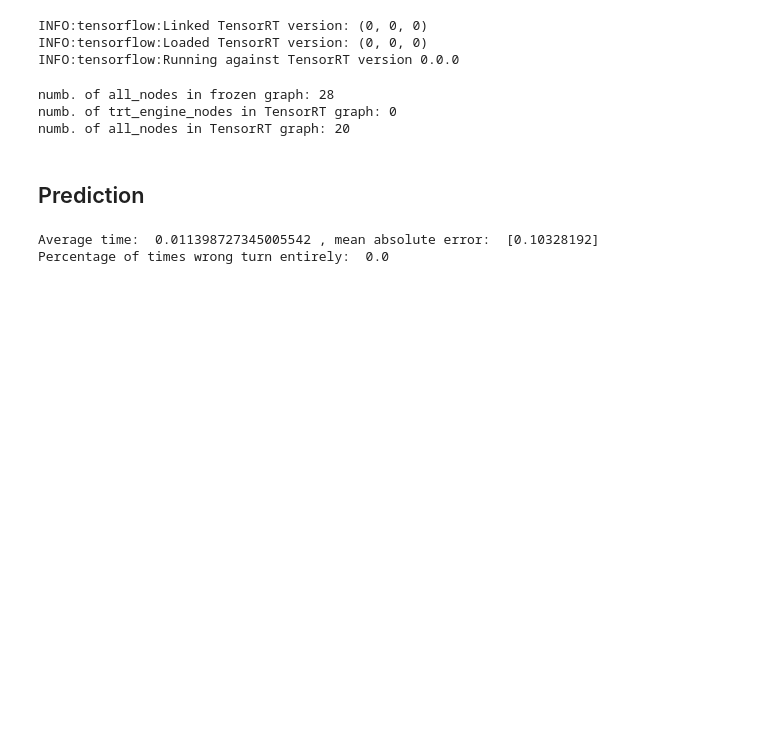
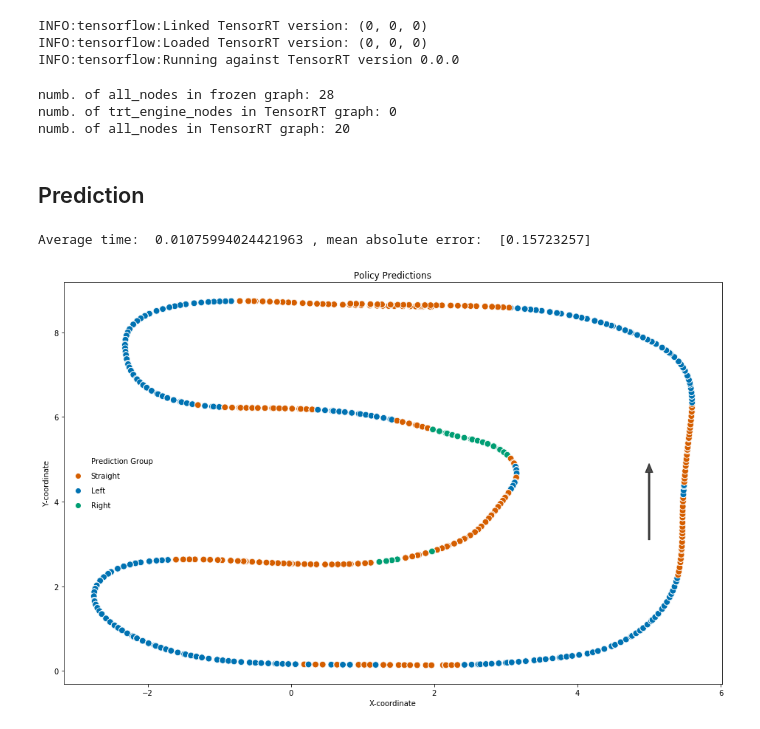
Before and after one commit to jonajo15/f1tenth-policy, a Jupyter notebook: policy_network.ipynb, the cells around one changed output. Saved outputs shown, nothing was run; the diff lists cells and outputs as text; code cells hidden in the pictures; blank space fills up the shorter version.

```diff
--- a/policy_network.ipynb
+++ b/policy_network.ipynb
@@ -32,7 +32,7 @@ dataset = dataset.drop(['velocity'], axis=1)
 X = dataset.iloc[:,0:-1].values
 y = dataset.iloc[:,-1].values
 
-MODEL_NAME = 'model/mlp-full.h5'
+MODEL_NAME = 'model/mlp-latest.h5'
 
 os.environ['CUDA_VISIBLE_DEVICES'] = "0"
 # %% [output]
@@ -213,9 +241,9 @@ model.save(MODEL_NAME)
 # %%
 tf.keras.backend.set_learning_phase(0)
 
-MODEL_PATH = "./model/mlp-full/mlp-full"
+MODEL_PATH = "./model/best/best"
 
-model = load_model('./model/mlp-full.h5')
+model = load_model(MODEL_NAME)
 
 saver = tf.train.Saver()
 sess = tf.keras.backend.get_session()
@@ -336,11 +346,14 @@ with graph.as_default():
 
         lidar_func = lambda x : x if x <= 15.0 else 15.0
 
-        actions_ = pd.read_csv('../data/SIMULATION/RACE_1_TEST/straight_right_turn/actions.txt', sep=' ')
-        lidars_ = pd.read_csv('../data/SIMULATION/RACE_1_TEST/straight_right_turn/lidar.txt', sep=' ')
+        #actions_ = pd.read_csv('../data/SIMULATION/RACE_1_TEST/straight_left_turn/actions.txt', sep=' ')
+        #lidars_ = pd.read_csv('../data/SIMULATION/RACE_1_TEST/straight_left_turn/lidar.txt', sep=' ')
+        actions_ = pd.read_csv('../data/demo/u_left/actions.txt', sep=' ', header=None)
+        lidars_ = pd.read_csv('../data/demo/u_left/lidar.txt', sep=' ', header=None)
 
         X = lidars_.iloc[:,:].values
         y = actions_.iloc[:,0].values
+        predictions = []
         tot_time = 0
         error = 0
         count_wrong_dir = 0
@@ -352,17 +365,47 @@ with graph.as_default():
             lidar = np.array([[ lidar_func(i)/15.0 for i in lidar ]])
             #predict
             out_pred = sess.run(output_, feed_dict={input_: lidar})
+            if (abs(out_pred) < 0.15): #straight
+                predictions.append('Straight')
+            elif (out_pred < 0.0): #right
+                predictions.append('Right')
+            else: #left
+                predictions.append('Left')
             end = time.time()
             tot_time = tot_time + (end-start)
             error = error + abs(out_pred[0] - y[j])
-            if abs(y[j]) > 0.1:
-                counter = counter +1
+            #if abs(y[j]) > 0.1:
+            #    counter = counter +1
 
-            if (y[j] > 0.1 and out_pred[0] < -0.1) or (y[j] < -0.1 and out_pred[0] > 0.1):
-                count_wrong_dir = count_wrong_dir + 1
+            #if (y[j] > 0.1 and out_pred[0] < -0.1) or (y[j] < -0.1 and out_pred[0] > 0.1):
+            #    count_wrong_dir = count_wrong_dir + 1
 
         print("Average time: ", tot_time/len(X), ", mean absolute error: ", error/len(X))
-        print("Percentage of times wrong turn entirely: ", count_wrong_dir/counter)
+        #print("Percentage of times wrong turn entirely: ", count_wrong_dir/counter)
 # %% [output]
-Average time:  0.011398727345005542 , mean absolute error:  [0.10328192]
-Percentage of times wrong turn entirely:  0.0
+Average time:  0.01075994024421963 , mean absolute error:  [0.15723257]
+# %%
+positions_ = pd.read_csv('../data/demo/u_left/odom.txt', sep=' ', header=None, names=['x', 'y'])
+positions_['Prediction Group'] = predictions
+
+pal   = dict(Straight = '#D55E00', Left = '#0072B2', Right= '#009E73')
+
+fig = plt.figure(figsize=(16,10))
+sns.scatterplot(x='x',y='y', hue='Prediction Group',
+                palette=pal,
+                data=positions_,
+                marker='o', s=75)
+plt.title('Policy Predictions')
+plt.xlabel('X-coordinate')
+plt.ylabel('Y-coordinate')
+
+plt.annotate('', xy=(5, 5),  xycoords='data',
+            xytext=(5, 3), textcoords='data',
+            arrowprops=dict(facecolor='black', shrink=0.05, width=2, headwidth=10, alpha = 0.7),
+            horizontalalignment='right', verticalalignment='top', alpha=0.4)
+
+
+plt.legend(labelspacing=1, frameon=False, loc=6)
+plt.show()
+# %% [output]
+[figure, added]
```
Also changed, not shown: parts of 8 cells of this notebook, 12 other files.
